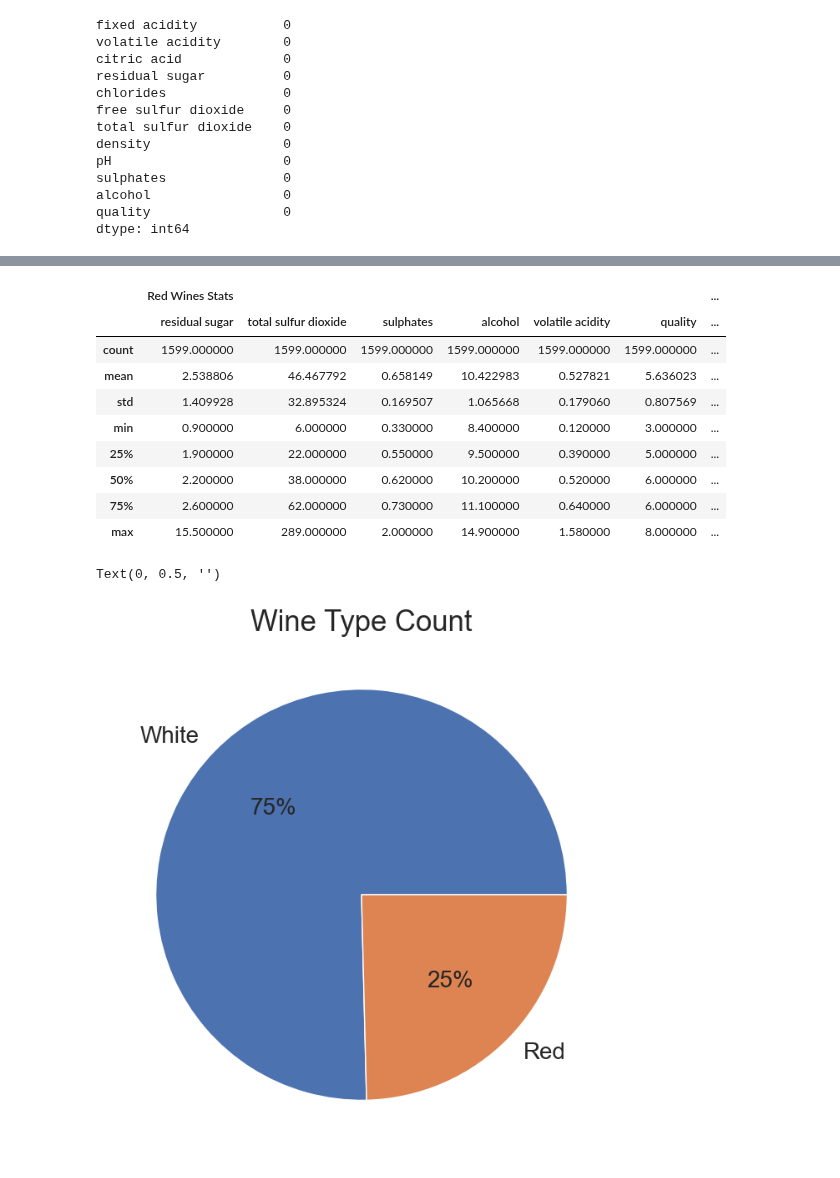
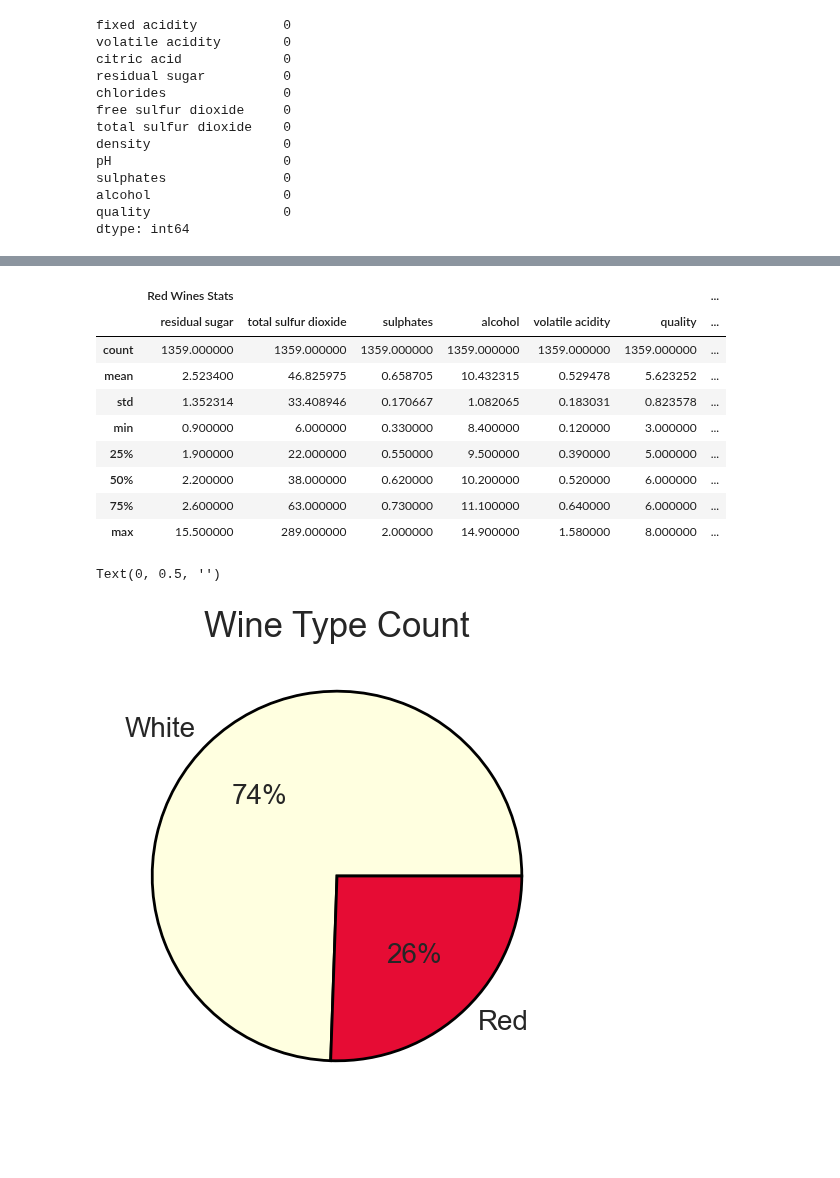
Before and after one commit to mks-0/code-academy, a Jupyter notebook: Project-2/Sprint-1.ipynb, the cells around one changed output, grey strips where cells are left out. Drawn from its saved outputs; the diff is of its cells as text; code cells hidden in the pictures; blank space fills up the shorter version.

```diff
--- a/Project-2/Sprint-1.ipynb
+++ b/Project-2/Sprint-1.ipynb
@@ -138,3 +138,7 @@ sulphates               0
 alcohol                 0
 quality                 0
 dtype: int64
+# %%
+print(rw.duplicated().sum())
+rw = rw.drop_duplicates()
+print(rw.duplicated().sum())
@@ -140,0 +148,4 @@ dtype: int64
+# %%
+print(ww.duplicated().sum())
+ww = ww.drop_duplicates()
+print(ww.duplicated().sum())
@@ -164,20 +178,20 @@ display(ww.describe())
 | max | 14.200000 | 1.100000 | 1.660000 | 65.800000 | 0.346000 | 289.000000 | ... |
 # %%
-# Creating a new column called "quality_label"
-rw["quality_label"] = rw["quality"].apply(
-    lambda value: "low" if value <= 5 else "medium" if value <= 7 else "high"
+# Creating a new column called "quality label"
+rw["quality label"] = rw["quality"].apply(
+    lambda value: "low" if value <= 5 else "medium" if value < 7 else "high"
 )
-ww["quality_label"] = ww["quality"].apply(
-    lambda value: "low" if value <= 5 else "medium" if value <= 7 else "high"
+ww["quality label"] = ww["quality"].apply(
+    lambda value: "low" if value <= 5 else "medium" if value < 7 else "high"
 )
 
 # Transforming these labels into categrical data type
 categories=["low", "medium", "high"]
-rw["quality_label"] = pd.Categorical(
-    rw["quality_label"], categories=categories
+rw["quality label"] = pd.Categorical(
+    rw["quality label"], categories=categories
 )
-ww["quality_label"] = pd.Categorical(
-    ww["quality_label"], categories=categories
+ww["quality label"] = pd.Categorical(
+    ww["quality label"], categories=categories
 )
 # %%
 rw['wine_type'] = 'Red'
@@ -225,25 +239,27 @@ pd.concat(
 # %% [output]
 |  | Red Wines Stats |  |  |  |  |  | ... |
 |  | residual sugar | total sulfur dioxide | sulphates | alcohol | volatile acidity | quality | ... |
-| count | 1599.000000 | 1599.000000 | 1599.000000 | 1599.000000 | 1599.000000 | 1599.000000 | ... |
-| mean | 2.538806 | 46.467792 | 0.658149 | 10.422983 | 0.527821 | 5.636023 | ... |
-| std | 1.409928 | 32.895324 | 0.169507 | 1.065668 | 0.179060 | 0.807569 | ... |
+| count | 1359.000000 | 1359.000000 | 1359.000000 | 1359.000000 | 1359.000000 | 1359.000000 | ... |
+| mean | 2.523400 | 46.825975 | 0.658705 | 10.432315 | 0.529478 | 5.623252 | ... |
+| std | 1.352314 | 33.408946 | 0.170667 | 1.082065 | 0.183031 | 0.823578 | ... |
 | min | 0.900000 | 6.000000 | 0.330000 | 8.400000 | 0.120000 | 3.000000 | ... |
 | 25% | 1.900000 | 22.000000 | 0.550000 | 9.500000 | 0.390000 | 5.000000 | ... |
 | 50% | 2.200000 | 38.000000 | 0.620000 | 10.200000 | 0.520000 | 6.000000 | ... |
-| 75% | 2.600000 | 62.000000 | 0.730000 | 11.100000 | 0.640000 | 6.000000 | ... |
+| 75% | 2.600000 | 63.000000 | 0.730000 | 11.100000 | 0.640000 | 6.000000 | ... |
 | max | 15.500000 | 289.000000 | 2.000000 | 14.900000 | 1.580000 | 8.000000 | ... |
 # %%
 sns.set_theme()
+colors = ['#e60c34', '#fda929', '#19ae1d']
 
 # Plot 1. Wine Type Count
 
 wine["wine_type"].value_counts().plot(
-    kind="pie", figsize=(8, 8), textprops={"fontsize": 20}, autopct="%1.0f%%",
+    kind="pie", figsize=(6, 6), textprops={"fontsize": 20}, autopct="%1.0f%%", colors = ['#ffffe0', '#e60c34'],
+    wedgeprops={'edgecolor': '#000000', 'linewidth': 2}
 )
 
 plt.title("Wine Type Count", fontsize=25)
 plt.ylabel("")
 # %% [output]
 Text(0, 0.5, '')
-[figure, old version]
+[figure, new version]
```
Also changed, not shown: parts of 12 cells of this notebook.
